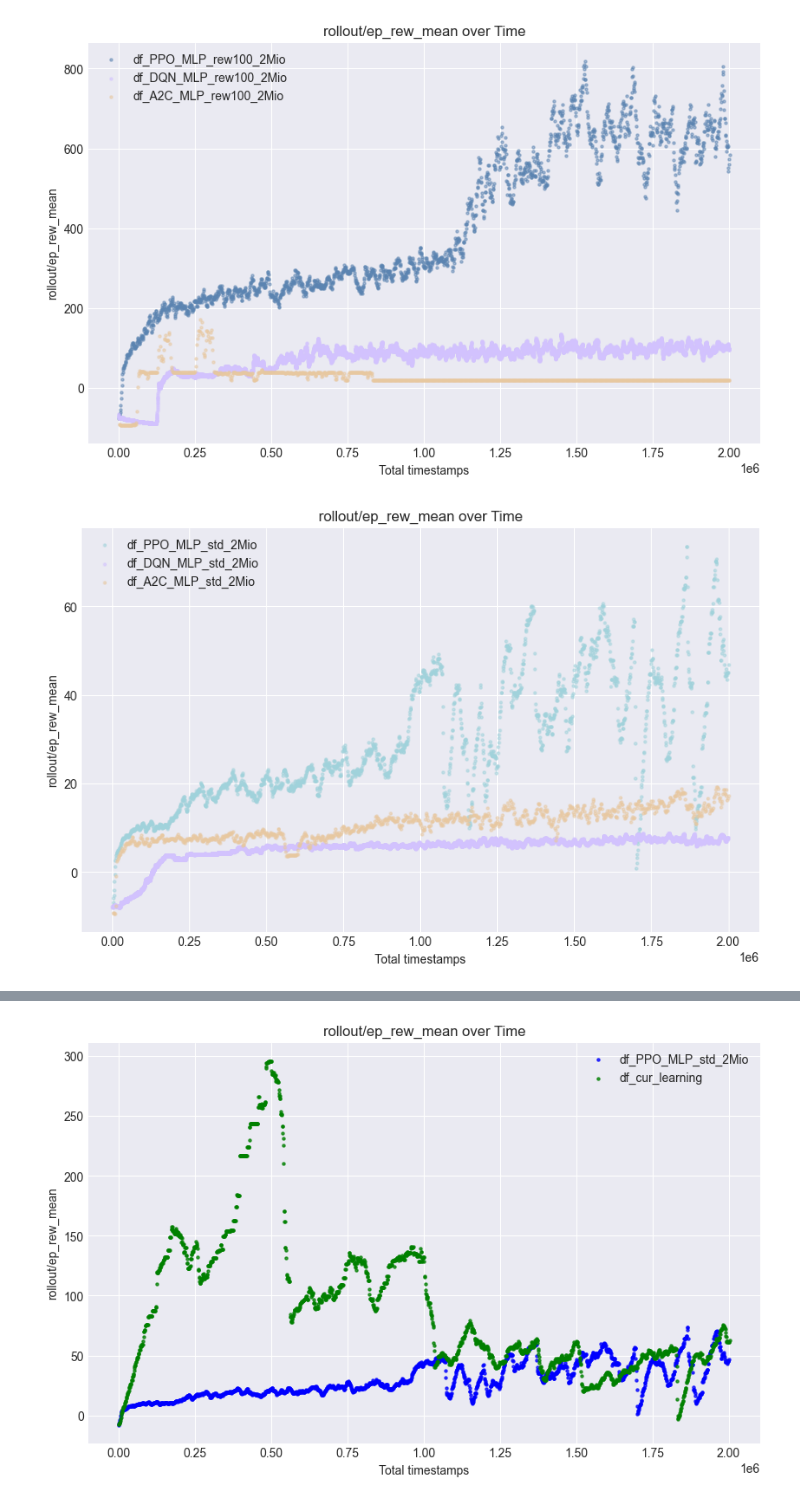
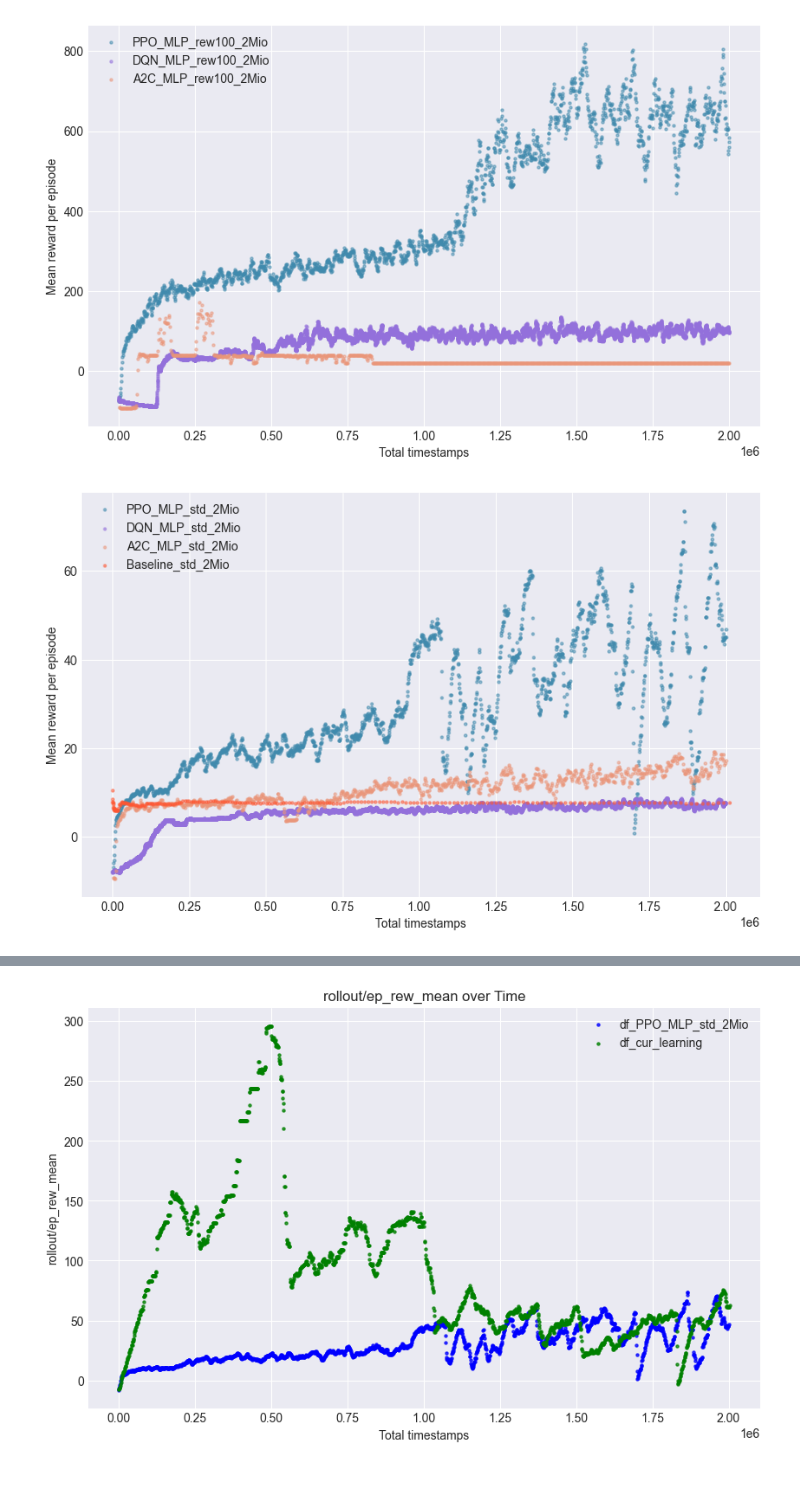
Before and after one commit to TobiasLudwig02/RLFlappyBird, a Jupyter notebook: logs/show_logs.ipynb, the cells around one changed output, grey strips where cells are left out. Saved outputs shown, nothing was run; the diff lists cells and outputs as text; code cells hidden in the pictures.

Commit message:
Chaned colors in show_logs

```diff
--- a/logs/show_logs.ipynb
+++ b/logs/show_logs.ipynb
@@ -4,7 +4,7 @@ import pandas as pd
 # Load the CSV file
 path_PPO_MLP_std_2Mio = "PPO_MLP_std_2Mio/progress.csv"
 path_PPO_MLP_rew100_2Mio = "PPO_MLP_rew100_2Mio/progress.csv"
-# path_baseline_rew100_2Mio = "baseline_rew100_2Mio/progress.csv"
+path_baseline_rew100_2Mio = "baseline_rew100_2Mio/progress.csv"
 path_DQN_MLP_std_2Mio = "DQN_MLP_std_2Mio/progress.csv"
 path_DQN_MLP_rew100_2Mio = "DQN_MLP_rew100_2Mio/progress.csv"
 path_A2C_MLP_std_2Mio= "A2C_MLP_std_2Mio/progress.csv"
@@ -15,7 +15,7 @@ path_curr_learning = "Curriculum_Learning/progress.csv"
 # Read the CSV file into a pandas DataFrame
 df_PPO_MLP_std_2Mio = pd.read_csv(path_PPO_MLP_std_2Mio)
 df_PPO_MLP_rew100_2Mio = pd.read_csv(path_PPO_MLP_rew100_2Mio)
-# df_baseline_rew100_2Mio = pd.read_csv(path_baseline_rew100_2Mio)
+df_baseline_std_2Mio = pd.read_csv(path_baseline_rew100_2Mio)
 df_DQN_MLP_std_2Mio = pd.read_csv(path_DQN_MLP_std_2Mio)
 df_DQN_MLP_rew100_2Mio = pd.read_csv(path_DQN_MLP_rew100_2Mio)
 df_A2C_MLP_std_2Mio = pd.read_csv(path_A2C_MLP_std_2Mio)
@@ -27,54 +27,45 @@ import matplotlib.pyplot as plt
 plt.style.use('seaborn-v0_8-darkgrid')  # This will apply a style similar to the provided image
 
 # Define the colors
+# colors = {
+#     'PPO': '#A0D2DB',  # light blue
+#     'baseline': '#FF6F61',  # light red
+#     'DQN': '#D2C2FF',  # light purple
+#     'A2C': '#E7C8A0',  # light orange
+#     'Cur': '#A8E6A3'   # light green
+# }
+
 colors = {
-    'df_PPO_MLP_std_2Mio': '#A0D2DB',  # light blue
-    'df_PPO_MLP_rew100_2Mio': '#5B84B1',  # light green
-    'df_baseline_rew100_2Mio': '#FF6F61',  # light red
-    'df_DQN_MLP_rew100_2Mio': '#D2C2FF',  # light purple
-    'df_A2C_MLP_rew100_2Mio': '#E7C8A0'  # light orange
+    'PPO': '#408AAD',  # stronger blue
+    'baseline': '#FF5733',  # stronger red
+    'DQN': '#9370DB',  # stronger purple
+    'A2C': '#E9967A',  # stronger orange
+    'Cur': '#228B22'   # stronger green
 }
 s = 5
 alpha=0.5
 
 plt.figure(figsize=(10, 6))
-# plt.scatter(df_PPO_MLP_std_2Mio['time/total_timesteps'], df_PPO_MLP_std_2Mio["rollout/ep_rew_mean"], alpha=alpha, label='df_PPO_MLP_std_2Mio', color=colors['df_PPO_MLP_std_2Mio'], s=s)
-plt.scatter(df_PPO_MLP_rew100_2Mio['time/total_timesteps'], df_PPO_MLP_rew100_2Mio["rollout/ep_rew_mean"], alpha=alpha, label='df_PPO_MLP_rew100_2Mio', color=colors['df_PPO_MLP_rew100_2Mio'], s=s)
-# plt.scatter(df_baseline_rew100_2Mio['time/total_timesteps'], df_baseline_rew100_2Mio["rollout/ep_rew_mean"], alpha=alpha, label='df_baseline_rew100_2Mio', color=colors['df_baseline_rew100_2Mio'], s=s)
-plt.scatter(df_DQN_MLP_rew100_2Mio['time/total_timesteps'], df_DQN_MLP_rew100_2Mio["rollout/ep_rew_mean"], alpha=alpha, label='df_DQN_MLP_rew100_2Mio', color=colors['df_DQN_MLP_rew100_2Mio'], s=s)
-plt.scatter(df_A2C_MLP_rew100_2Mio['time/total_timesteps'], df_A2C_MLP_rew100_2Mio["rollout/ep_rew_mean"], alpha=alpha, label='df_A2C_MLP_rew100_2Mio', color=colors['df_A2C_MLP_rew100_2Mio'], s=s)
-plt.title("rollout/ep_rew_mean over Time")
+plt.scatter(df_PPO_MLP_rew100_2Mio['time/total_timesteps'], df_PPO_MLP_rew100_2Mio["rollout/ep_rew_mean"], alpha=alpha, label='PPO_MLP_rew100_2Mio', color=colors['PPO'], s=s)
+plt.scatter(df_DQN_MLP_rew100_2Mio['time/total_timesteps'], df_DQN_MLP_rew100_2Mio["rollout/ep_rew_mean"], alpha=alpha, label='DQN_MLP_rew100_2Mio', color=colors['DQN'], s=s)
+plt.scatter(df_A2C_MLP_rew100_2Mio['time/total_timesteps'], df_A2C_MLP_rew100_2Mio["rollout/ep_rew_mean"], alpha=alpha, label='A2C_MLP_rew100_2Mio', color=colors['A2C'], s=s)
 plt.xlabel('Total timestamps')
-plt.ylabel("rollout/ep_rew_mean")
+plt.ylabel("Mean reward per episode")
 plt.legend()
 plt.grid(True)
 plt.show()
 # %% [output]
-[figure, old version]
+[figure, new version]
 # %%
-plt.style.use('seaborn-v0_8-darkgrid')  # This will apply a style similar to the provided image
-
-# Define the colors
-colors = {
-    'df_PPO_MLP_std_2Mio': '#A0D2DB',  # light blue
-    'df_PPO_MLP_rew100_2Mio': '#5B84B1',  # light green
-    'df_baseline_rew100_2Mio': '#FF6F61',  # light red
-    'df_DQN_MLP_std_2Mio': '#D2C2FF',  # light purple
-    'df_A2C_MLP_std_2Mio': '#E7C8A0'  # light orange
-}
-s = 5
-alpha=0.5
-
 plt.figure(figsize=(10, 6))
-plt.scatter(df_PPO_MLP_std_2Mio['time/total_timesteps'], df_PPO_MLP_std_2Mio["rollout/ep_rew_mean"], alpha=alpha, label='df_PPO_MLP_std_2Mio', color=colors['df_PPO_MLP_std_2Mio'], s=s)
-# plt.scatter(df_baseline_std_2Mio['time/total_timesteps'], df_baseline_rew100_2Mio["rollout/ep_rew_mean"], alpha=alpha, label='df_baseline_rew100_2Mio', color=colors['df_baseline_rew100_2Mio'], s=s)
-plt.scatter(df_DQN_MLP_std_2Mio['time/total_timesteps'], df_DQN_MLP_std_2Mio["rollout/ep_rew_mean"], alpha=alpha, label='df_DQN_MLP_std_2Mio', color=colors['df_DQN_MLP_std_2Mio'], s=s)
-plt.scatter(df_A2C_MLP_std_2Mio['time/total_timesteps'], df_A2C_MLP_std_2Mio["rollout/ep_rew_mean"], alpha=alpha, label='df_A2C_MLP_std_2Mio', color=colors['df_A2C_MLP_std_2Mio'], s=s)
-plt.title("rollout/ep_rew_mean over Time")
+plt.scatter(df_PPO_MLP_std_2Mio['time/total_timesteps'], df_PPO_MLP_std_2Mio["rollout/ep_rew_mean"], alpha=alpha, label='PPO_MLP_std_2Mio', color=colors['PPO'], s=s)
+plt.scatter(df_DQN_MLP_std_2Mio['time/total_timesteps'], df_DQN_MLP_std_2Mio["rollout/ep_rew_mean"], alpha=alpha, label='DQN_MLP_std_2Mio', color=colors['DQN'], s=s)
+plt.scatter(df_A2C_MLP_std_2Mio['time/total_timesteps'], df_A2C_MLP_std_2Mio["rollout/ep_rew_mean"], alpha=alpha, label='A2C_MLP_std_2Mio', color=colors['A2C'], s=s)
+plt.scatter(df_baseline_std_2Mio['time/total_timesteps'], df_baseline_std_2Mio["rollout/ep_rew_mean"], alpha=alpha, label='Baseline_std_2Mio', color=colors['baseline'], s=s)
 plt.xlabel('Total timestamps')
-plt.ylabel("rollout/ep_rew_mean")
+plt.ylabel("Mean reward per episode")
 plt.legend()
 plt.grid(True)
 plt.show()
 # %% [output]
-[figure, old version]
+[figure, new version]
```
Also changed, not shown: parts of 1 cell of this notebook.
